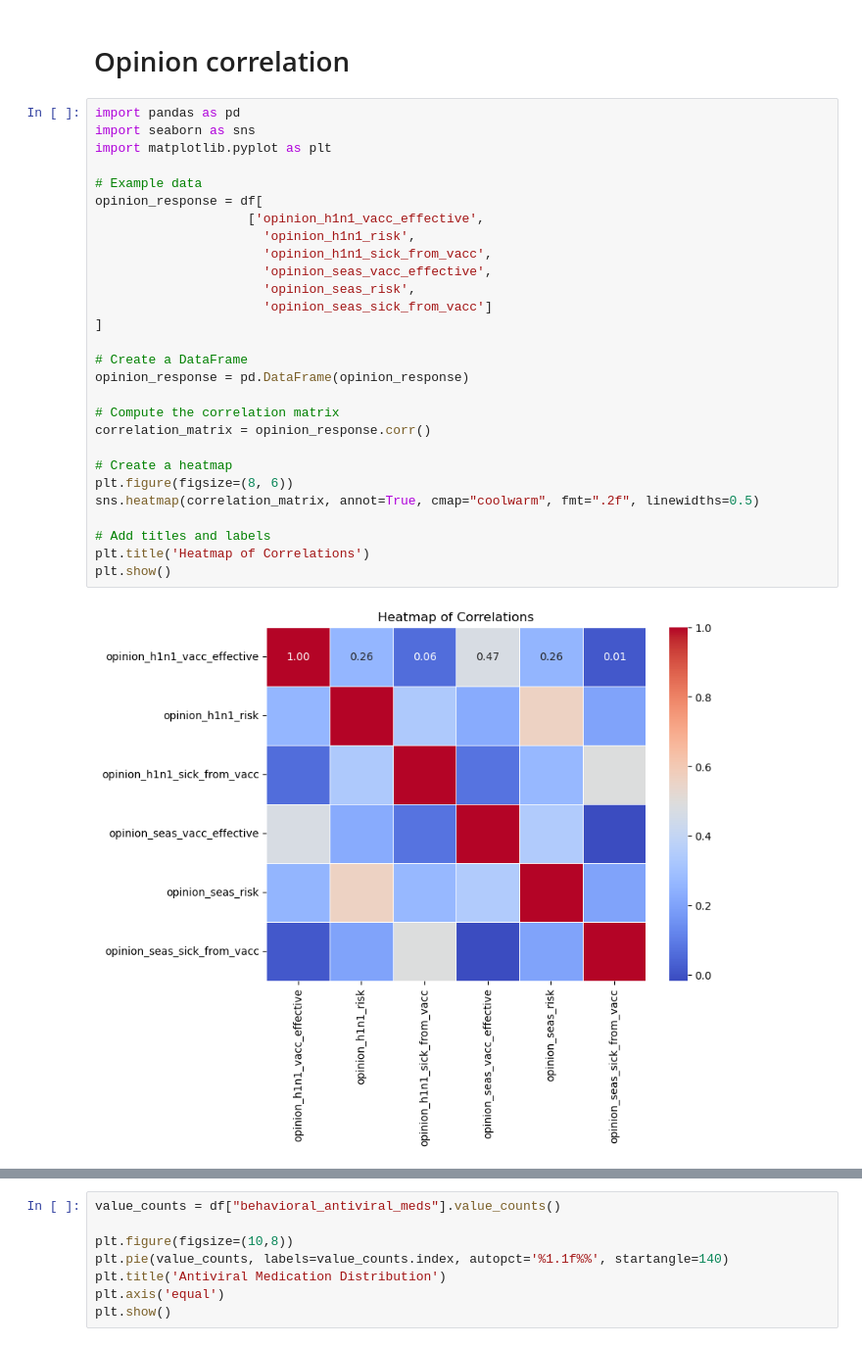
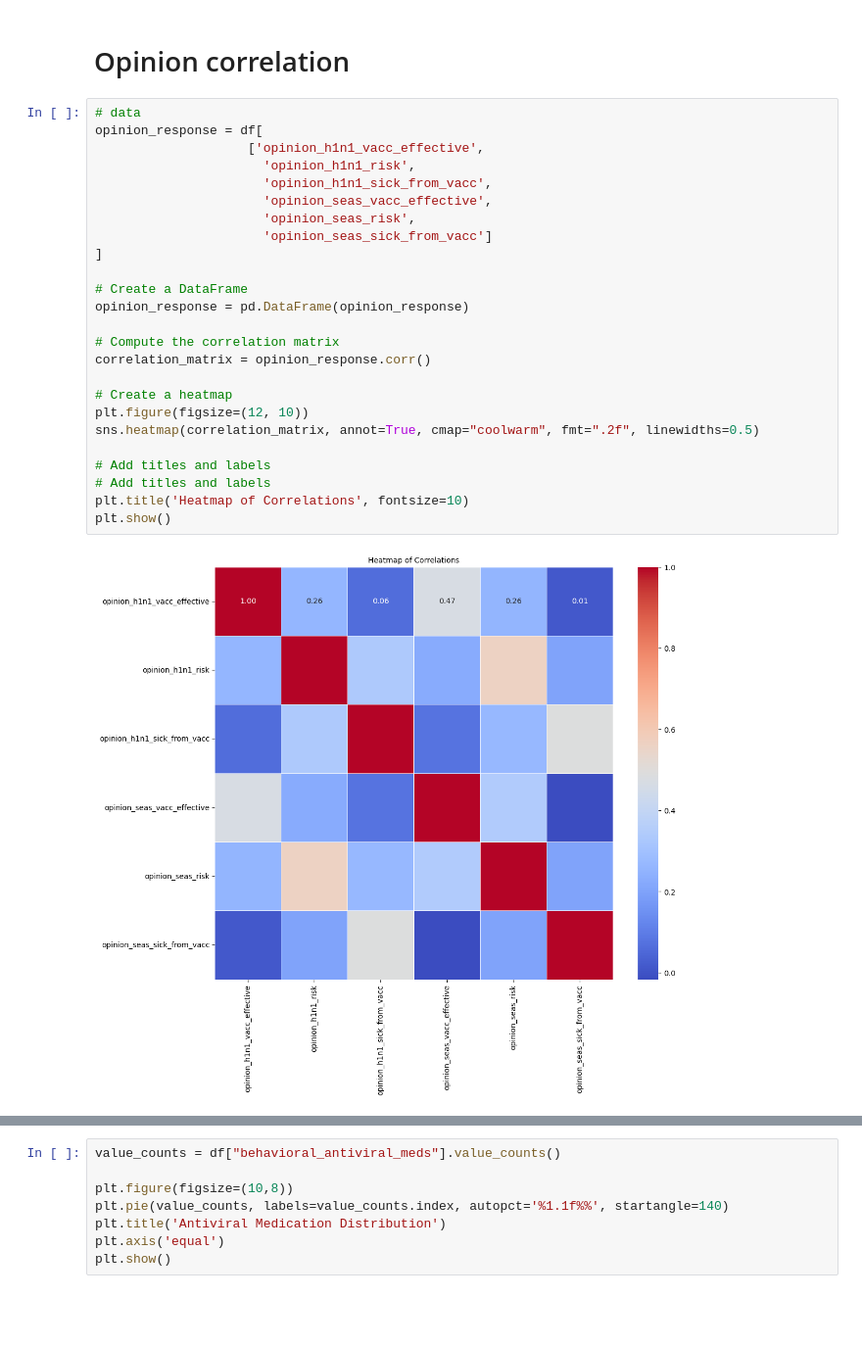
Before and after one commit to Angela-Mukulu-Mwanzia/H1N1-and-Seasonal-Flu-Vaccines, a Jupyter notebook: index.ipynb, the cells around one changed output, grey strips where cells are left out. Shown at 98% size. Cells and saved outputs as stored; diff of their text form; blank space fills up the shorter version.

```diff
--- a/index.ipynb
+++ b/index.ipynb
@@ -262,32 +312,29 @@ plt.show()
 # %% [markdown]
 # Opinion correlation
 # %%
-import pandas as pd
-import seaborn as sns
-import matplotlib.pyplot as plt
-
-# Example data
+# data
 opinion_response = df[
                     ['opinion_h1n1_vacc_effective',
                       'opinion_h1n1_risk',
                       'opinion_h1n1_sick_from_vacc',
                       'opinion_seas_vacc_effective',
                       'opinion_seas_risk',
                       'opinion_seas_sick_from_vacc']
 ]
 
 # Create a DataFrame
 opinion_response = pd.DataFrame(opinion_response)
 
 # Compute the correlation matrix
 correlation_matrix = opinion_response.corr()
 
 # Create a heatmap
-plt.figure(figsize=(8, 6))
+plt.figure(figsize=(12, 10))
 sns.heatmap(correlation_matrix, annot=True, cmap="coolwarm", fmt=".2f", linewidths=0.5)
 
 # Add titles and labels
-plt.title('Heatmap of Correlations')
+# Add titles and labels
+plt.title('Heatmap of Correlations', fontsize=10)
 plt.show()
 # %% [output]
-[figure, old version]
+[figure, new version]
```
Also changed, not shown: parts of 10 cells of this notebook.
